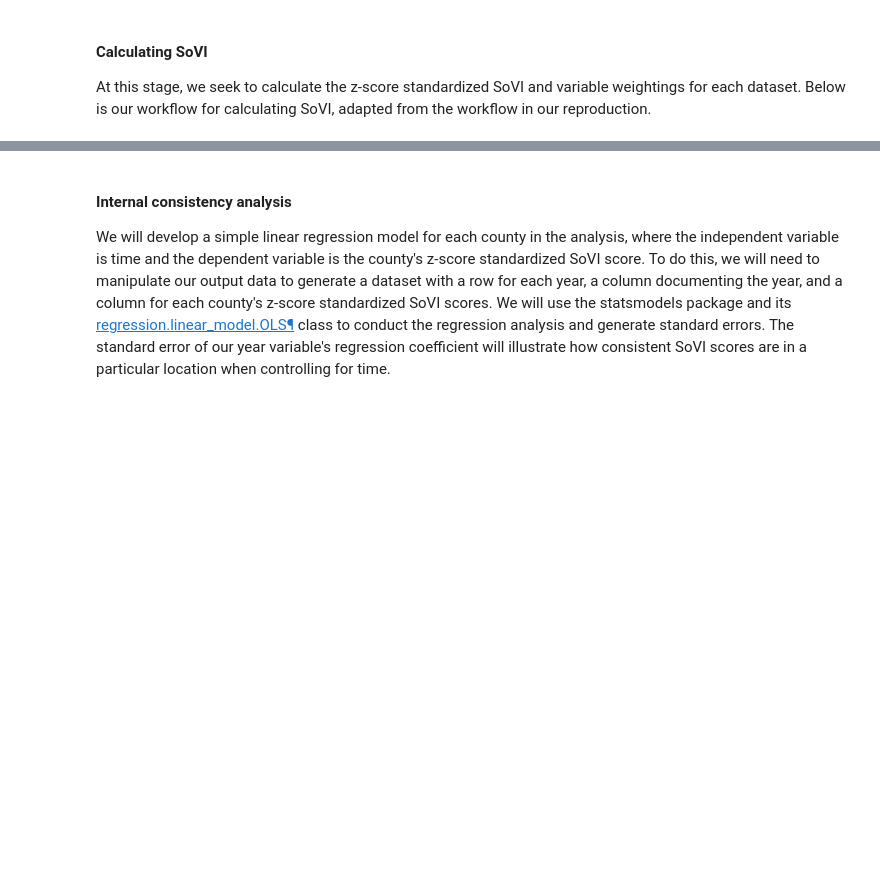
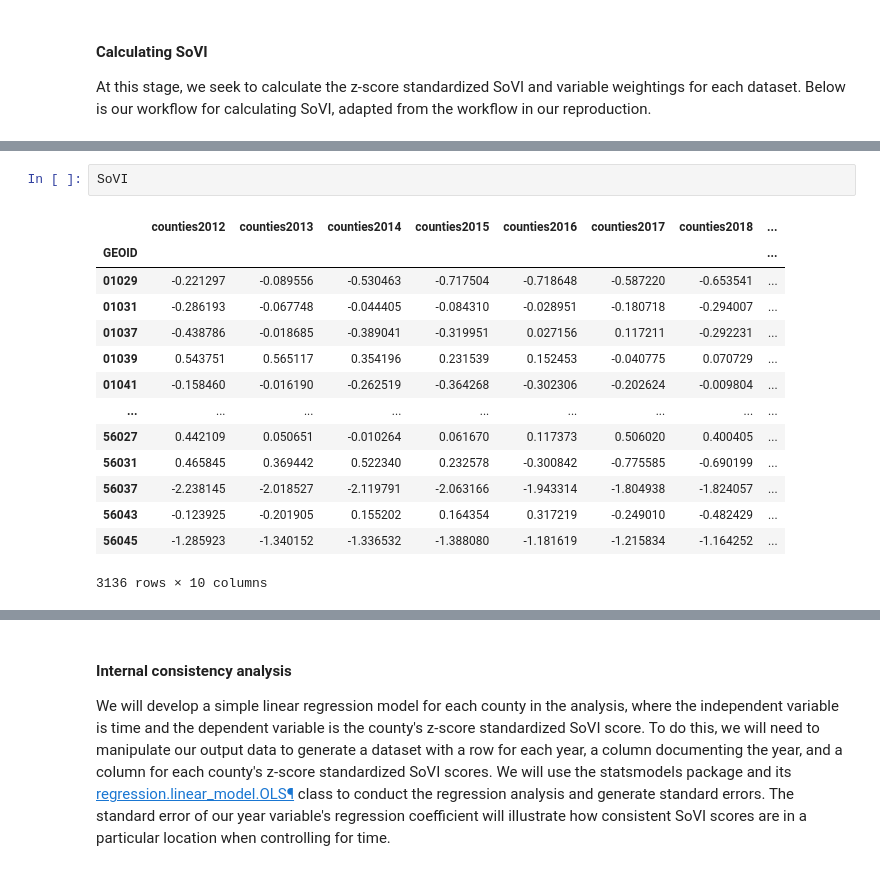
Before and after one commit to HEGSRR/RPl-Spielman-2020, a Jupyter notebook: procedure/code/RPl-Spielman-2020.ipynb, the cells around one changed output, grey strips where cells are left out. Saved outputs shown, nothing was run; the diff lists cells and outputs as text; blank space fills up the shorter version.

```diff
--- a/procedure/code/RPl-Spielman-2020.ipynb
+++ b/procedure/code/RPl-Spielman-2020.ipynb
@@ -697,0 +794,17 @@ At this stage, we seek to calculate the z-score standardized SoVI and variable w
+# %%
+SoVI
+# %% [output]
+|  | counties2012 | counties2013 | counties2014 | counties2015 | counties2016 | counties2017 | counties2018 | ... |
+| GEOID |  |  |  |  |  |  |  | ... |
+| 01029 | -0.221297 | -0.089556 | -0.530463 | -0.717504 | -0.718648 | -0.587220 | -0.653541 | ... |
+| 01031 | -0.286193 | -0.067748 | -0.044405 | -0.084310 | -0.028951 | -0.180718 | -0.294007 | ... |
+| 01037 | -0.438786 | -0.018685 | -0.389041 | -0.319951 | 0.027156 | 0.117211 | -0.292231 | ... |
+| 01039 | 0.543751 | 0.565117 | 0.354196 | 0.231539 | 0.152453 | -0.040775 | 0.070729 | ... |
+| 01041 | -0.158460 | -0.016190 | -0.262519 | -0.364268 | -0.302306 | -0.202624 | -0.009804 | ... |
+| ... | ... | ... | ... | ... | ... | ... | ... | ... |
+| 56027 | 0.442109 | 0.050651 | -0.010264 | 0.061670 | 0.117373 | 0.506020 | 0.400405 | ... |
+| 56031 | 0.465845 | 0.369442 | 0.522340 | 0.232578 | -0.300842 | -0.775585 | -0.690199 | ... |
+| 56037 | -2.238145 | -2.018527 | -2.119791 | -2.063166 | -1.943314 | -1.804938 | -1.824057 | ... |
+| 56043 | -0.123925 | -0.201905 | 0.155202 | 0.164354 | 0.317219 | -0.249010 | -0.482429 | ... |
+| 56045 | -1.285923 | -1.340152 | -1.336532 | -1.388080 | -1.181619 | -1.215834 | -1.164252 | ... |
+3136 rows × 10 columns
```
Also changed, not shown: parts of 10 cells of this notebook, 6 other files.
